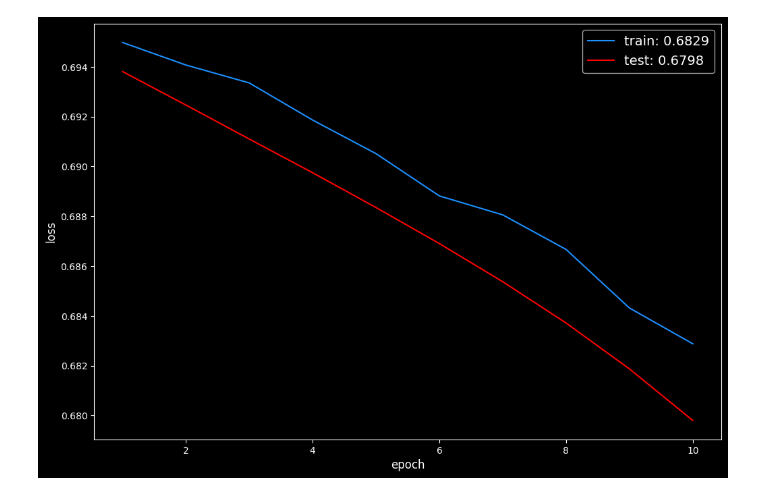
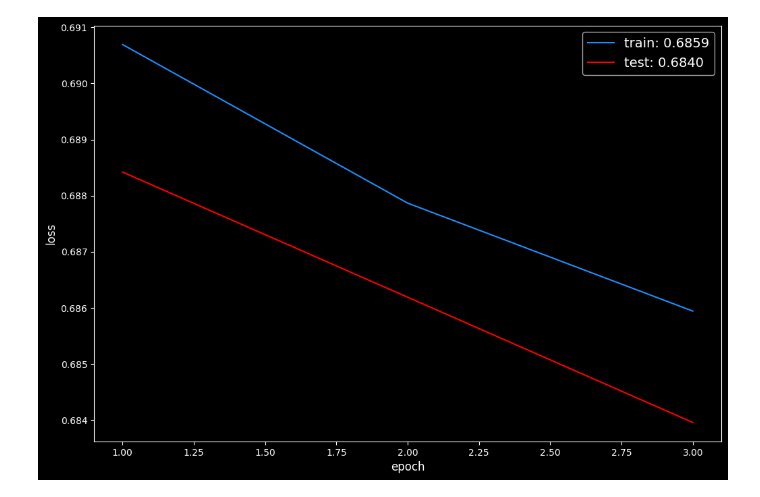
Before and after one commit to andrew-m-holmes/teaching-neural-networks, a Jupyter notebook: notebooks/imdb-plot.ipynb, the cells around one changed output. Cells and saved outputs as stored; diff of their text form; code cells hidden in the pictures.

Commit message:
trained rmsprop and adam, plotted training graphs

```diff
--- a/notebooks/imdb-plot.ipynb
+++ b/notebooks/imdb-plot.ipynb
@@ -2,12 +2,12 @@
 import tnn
 # %%
 base_metrics = tnn.get_metrics_from_file("../training/imdb-distil-bert-base.h5")
-base_train_losses, base_test_losses = base_metrics.get("update_losses"), base_metrics.get("test_losses")
+base_train_losses, base_test_losses = base_metrics.get("train_losses"), base_metrics.get("test_losses")
 base_losses = {"train": base_train_losses, "test": base_test_losses}
 
 tnn.plot_metrics(metrics=base_losses, path="../images/imdb-base-loss.png")
 # %% [output]
-[figure, old version]
+[figure, new version]
 # %%
 sgdm_metrics = tnn.get_metrics_from_file("../training/imdb-distil-bert-sgdm.h5")
 sgdm_train_losses, sgdm_test_losses = sgdm_metrics.get("train_losses"), sgdm_metrics.get("test_losses")
```
Also changed, not shown: parts of 5 cells of this notebook, 10 other files.
